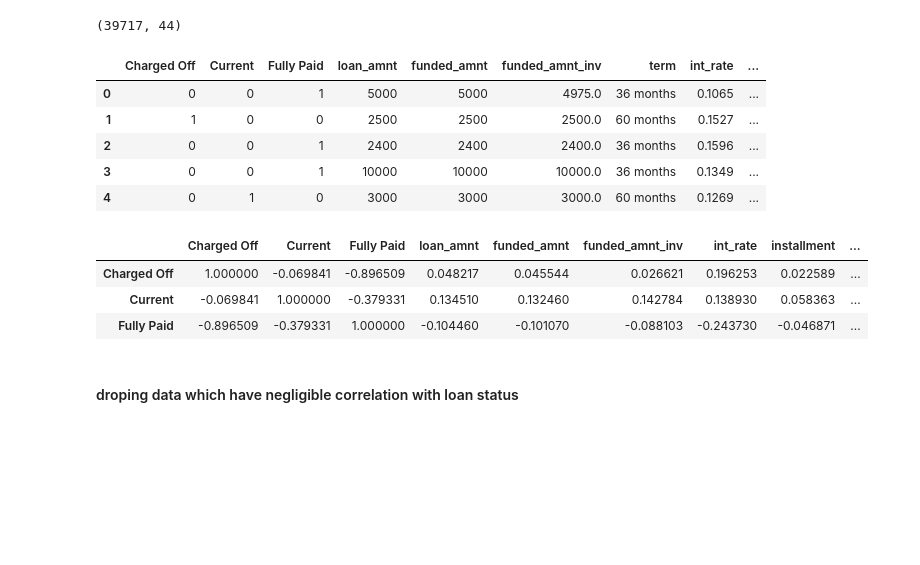
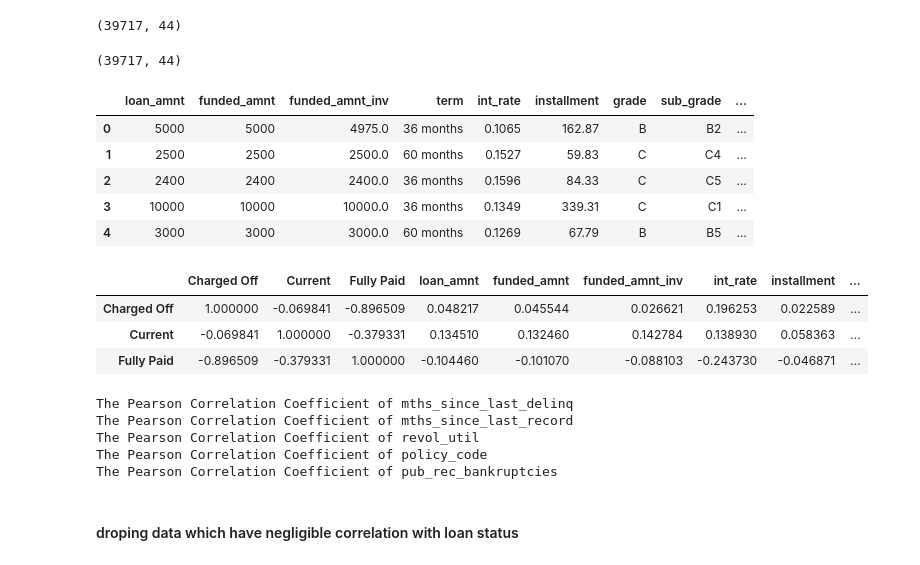
Before and after one commit to teejay1O1/Loan-Credit-Score-check, a Jupyter notebook: Untitled.ipynb, the cells around one changed output. Drawn from its saved outputs; the diff is of its cells as text; code cells hidden in the pictures; blank space fills up the shorter version.

```diff
--- a/Untitled.ipynb
+++ b/Untitled.ipynb
@@ -109,16 +109,20 @@ data.shape
 (39717, 44)
 # %%
 dummy_columns=pd.get_dummies(data["loan_status"])
-data=pd.concat([dummy_columns,data],axis=1)
-data.drop(columns=["loan_status"],inplace=True)
+data_final=pd.concat([dummy_columns,data],axis=1)
+data_final.drop(columns=["loan_status"],inplace=True)
+#data_final["loan_status"]=data_final["Charged Off"]*1+data_final["Current"]*2+data_final["Fully Paid"]*3
+#data_final.drop(columns=["Charged Off","Current","Fully Paid"],inplce=True)
 data.shape
+# %% [output]
+(39717, 44)
 # %%
-data.head()
+data_final.head()
 # %% [output]
-|  | Charged Off | Current | Fully Paid | loan_amnt | funded_amnt | funded_amnt_inv | term | int_rate | ... |
-| 0 | 0 | 0 | 1 | 5000 | 5000 | 4975.0 | 36 months | 0.1065 | ... |
-| 1 | 1 | 0 | 0 | 2500 | 2500 | 2500.0 | 60 months | 0.1527 | ... |
-| 2 | 0 | 0 | 1 | 2400 | 2400 | 2400.0 | 36 months | 0.1596 | ... |
-| 3 | 0 | 0 | 1 | 10000 | 10000 | 10000.0 | 36 months | 0.1349 | ... |
-| 4 | 0 | 1 | 0 | 3000 | 3000 | 3000.0 | 60 months | 0.1269 | ... |
+|  | loan_amnt | funded_amnt | funded_amnt_inv | term | int_rate | installment | grade | sub_grade | ... |
+| 0 | 5000 | 5000 | 4975.0 | 36 months | 0.1065 | 162.87 | B | B2 | ... |
+| 1 | 2500 | 2500 | 2500.0 | 60 months | 0.1527 | 59.83 | C | C4 | ... |
+| 2 | 2400 | 2400 | 2400.0 | 36 months | 0.1596 | 84.33 | C | C5 | ... |
+| 3 | 10000 | 10000 | 10000.0 | 36 months | 0.1349 | 339.31 | C | C1 | ... |
+| 4 | 3000 | 3000 | 3000.0 | 60 months | 0.1269 | 67.79 | B | B5 | ... |
 # %%
@@ -131,12 +135,18 @@ correlation.head(3)
 | Fully Paid | -0.896509 | -0.379331 | 1.000000 | -0.104460 | -0.101070 | -0.088103 | -0.243730 | -0.046871 | ... |
 # %%
 for i in correlation.columns.values :
-    pearson_coef_CF, p_value_CF = stats.pearsonr(data[i], data["Charged Off"])
-    pearson_coef_Cu, p_value_Cu = stats.pearsonr(data[i], data["Current"])
-    pearson_coef_CF, p_value_FP = stats.pearsonr(data[i], data["Fully Paid"])
+    pearson_coef_CF, p_value_CF = stats.pearsonr(data_final[i], data_final["Charged Off"])
+    pearson_coef_Cu, p_value_Cu = stats.pearsonr(data_final[i], data_final["Current"])
+    pearson_coef_CF, p_value_FP = stats.pearsonr(data_final[i], data_final["Fully Paid"])
 
     if(p_value_CF>0.05 and p_value_Cu>0.05 and p_value_FP>0.1):
-        print("The Pearson Correlation Coefficient of",i,"is", pearson_coef, " with a P-value of P = ", p_value)
+        print("The Pearson Correlation Coefficient of",i)
+# %% [output]
+The Pearson Correlation Coefficient of mths_since_last_delinq
+The Pearson Correlation Coefficient of mths_since_last_record
+The Pearson Correlation Coefficient of revol_util
+The Pearson Correlation Coefficient of policy_code
+The Pearson Correlation Coefficient of pub_rec_bankruptcies
 # %% [markdown]
 #### droping data which have negligible correlation with loan status
 # %%
```
Also changed, not shown: parts of 4 cells of this notebook.
